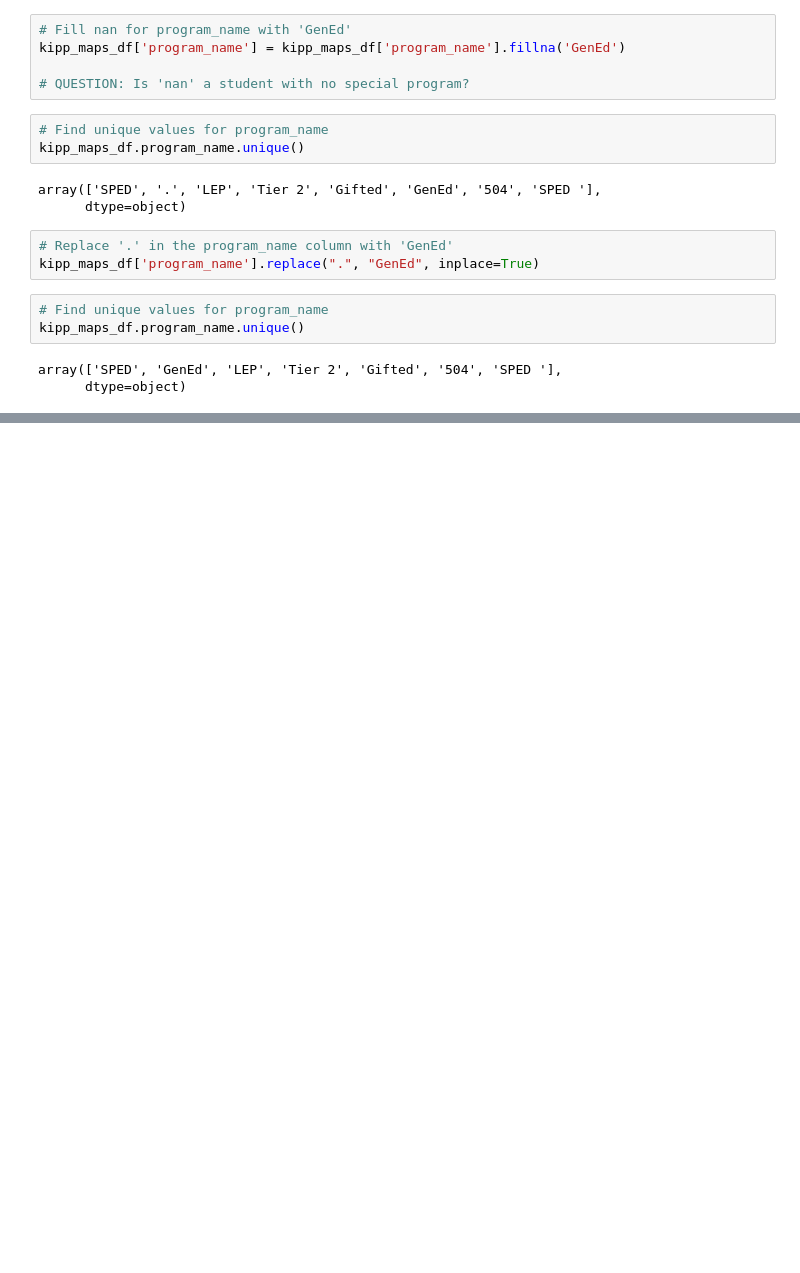
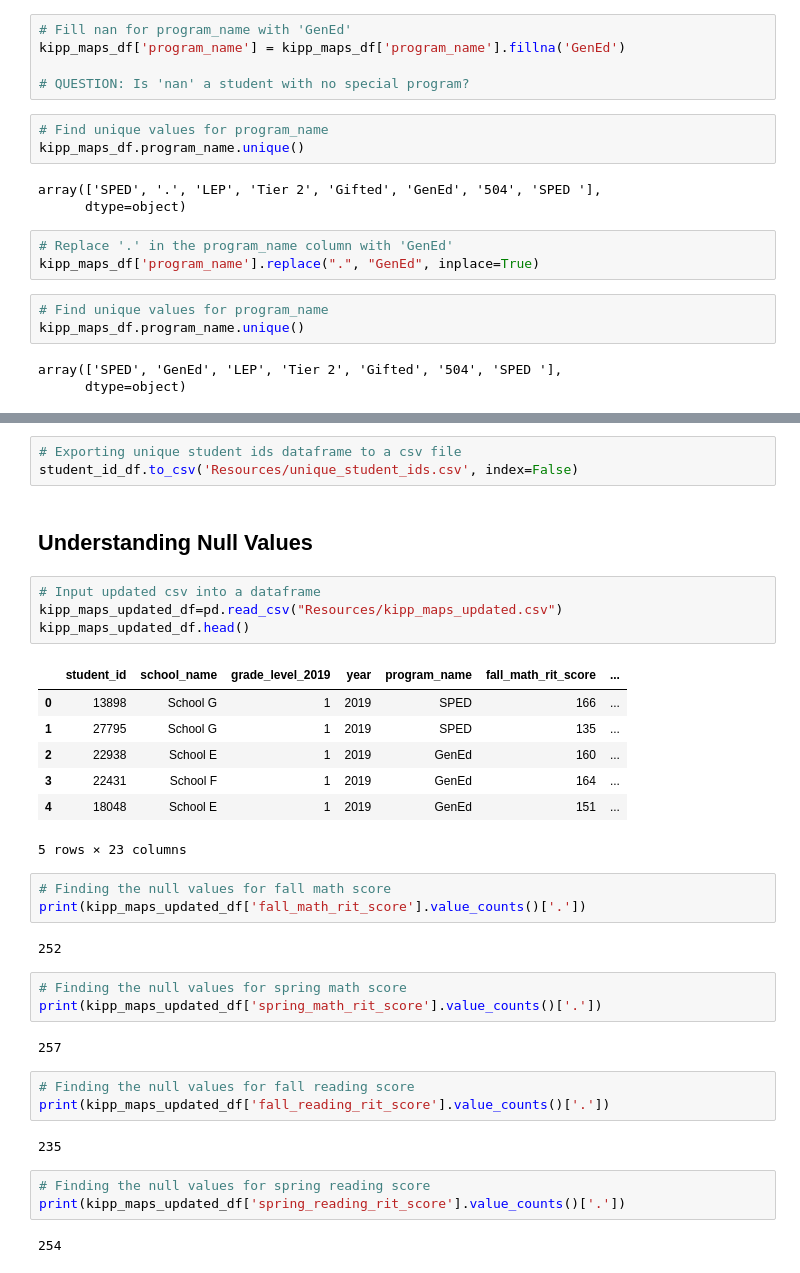
Before and after one commit to Amanda-Palenchar/KIPP_Performance_Task, a Jupyter notebook: Data_Cleaning.ipynb, the cells around one changed output, grey strips where cells are left out. Saved outputs shown, nothing was run; the diff lists cells and outputs as text; blank space fills up the shorter version.

Commit message:
Adding understanding null values section.

```diff
--- a/Data_Cleaning.ipynb
+++ b/Data_Cleaning.ipynb
@@ -154,0 +194,37 @@ kipp_maps_df.sample(15)
+# %%
+# Exporting unique student ids dataframe to a csv file
+student_id_df.to_csv('Resources/unique_student_ids.csv', index=False)
+# %% [markdown]
+## Understanding Null Values
+# %%
+# Input updated csv into a dataframe
+kipp_maps_updated_df=pd.read_csv("Resources/kipp_maps_updated.csv")
+kipp_maps_updated_df.head()
+# %% [output]
+|  | student_id | school_name | grade_level_2019 | year | program_name | fall_math_rit_score | ... |
+| 0 | 13898 | School G | 1 | 2019 | SPED | 166 | ... |
+| 1 | 27795 | School G | 1 | 2019 | SPED | 135 | ... |
+| 2 | 22938 | School E | 1 | 2019 | GenEd | 160 | ... |
+| 3 | 22431 | School F | 1 | 2019 | GenEd | 164 | ... |
+| 4 | 18048 | School E | 1 | 2019 | GenEd | 151 | ... |
+5 rows × 23 columns
+# %%
+# Finding the null values for fall math score
+print(kipp_maps_updated_df['fall_math_rit_score'].value_counts()['.'])
+# %% [output]
+252
+# %%
+# Finding the null values for spring math score
+print(kipp_maps_updated_df['spring_math_rit_score'].value_counts()['.'])
+# %% [output]
+257
+# %%
+# Finding the null values for fall reading score
+print(kipp_maps_updated_df['fall_reading_rit_score'].value_counts()['.'])
+# %% [output]
+235
+# %%
+# Finding the null values for spring reading score
+print(kipp_maps_updated_df['spring_reading_rit_score'].value_counts()['.'])
+# %% [output]
+254
```
Also changed, not shown: parts of 8 cells of this notebook.
